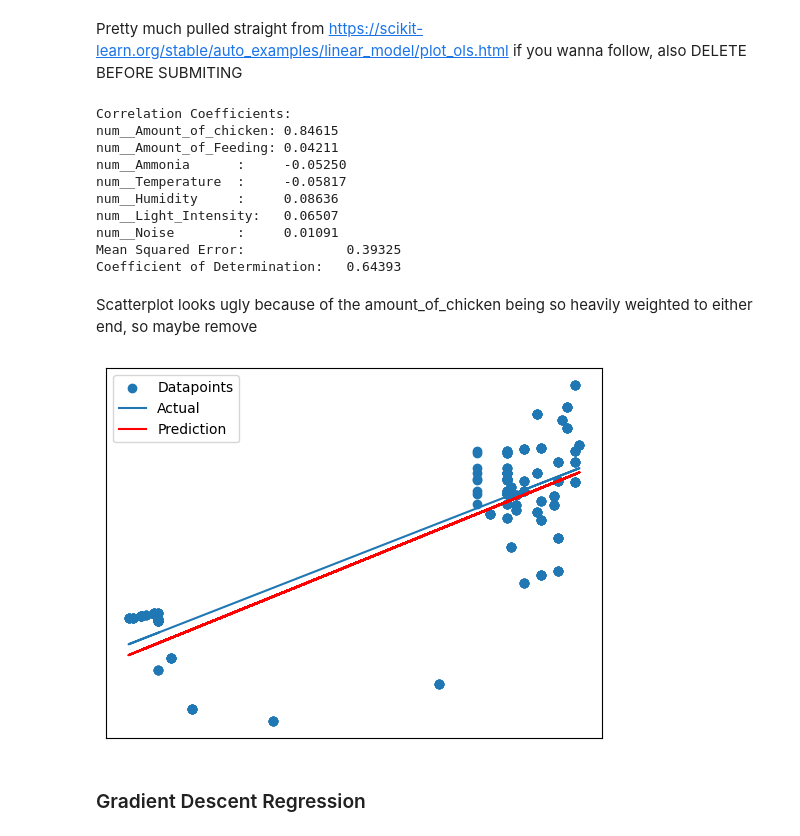
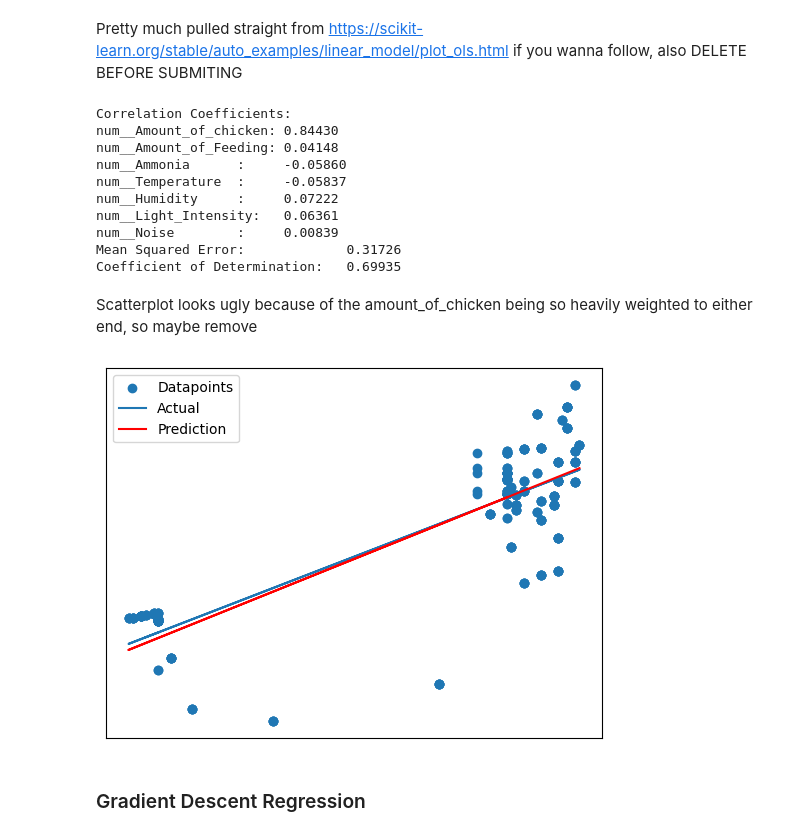
Before and after one commit to ItsJJH/egg-ai-project, a Jupyter notebook: TheNotebook.ipynb, the cells around one changed output. Drawn from its saved outputs; the diff is of its cells as text; code cells hidden in the pictures.

Commit message:
Fixed training code

```diff
--- a/TheNotebook.ipynb
+++ b/TheNotebook.ipynb
@@ -197,7 +197,7 @@ dtype: float64
 # %% [markdown]
 ### Splitting Dataset into Train/Validation/Test Sets
 # %%
-VALIDATION_SIZE =  0.2
+VALIDATION_SIZE =  0.4
 TEST_SIZE = 0
 TRAIN_SIZE = 1 - VALIDATION_SIZE - TEST_SIZE
 SEED = 1234567890
@@ -216,7 +216,7 @@ from sklearn.model_selection import train_test_split
 X = eggs_prepared.drop(["num__Total_egg_production"], axis=1) # it's not a feature but a target
 y = eggs_prepared["num__Total_egg_production"]
 
-X_train, X_test, y_train, y_test = train_test_split(eggs_prepared,
+X_train, X_test, y_train, y_test = train_test_split(X, y,
                                       test_size=VALIDATION_SIZE,
                                       train_size=TRAIN_SIZE,
                                       random_state=SEED,
@@ -226,9 +226,9 @@ X_train, X_test, y_train, y_test = train_test_split(eggs_prepared,
 # train_target = np.ravel(train_set[['num__Total_egg_production']].copy()) # np.ravel flattens the array
 # val_target = val_set[['num__Total_egg_production']].copy()
 
-# Dropping the Total_egg_production off both train and validation sets
+# Dropping the Total_egg_production off both train and vali dation sets
 # train_set.drop(labels='num__Total_egg_production', axis=1, inplace=True)
 # val_set.drop(labels='num__Total_egg_production', axis=1, inplace=True)
 
-print(X_train.shape, y_train.shape, X_test.shape, X_train.shape)
+print(X_train.shape, y_train.shape, X_test.shape, y_test.shape)
 # %% [output]
@@ -253,9 +253,9 @@ from sklearn.linear_model import LinearRegression
 
 lin_reg_model = LinearRegression()
 
-lin_reg_model.fit(train_set, train_target)
+lin_reg_model.fit(X_train, y_train)
 
-lin_pred = lin_reg_model.predict(val_set)
+lin_pred = lin_reg_model.predict(X_test)
 # %%
 from sklearn.metrics import mean_squared_error, r2_score
 
@@ -264,40 +264,40 @@ for i in range(len(lin_reg_model.coef_.flatten())):
     print(f'{feature_names[i]:<18}:\t{lin_reg_model.coef_.flatten()[i]:.5f}')
 
 
-print(f'Mean Squared Error: \t\t{mean_squared_error(val_target, lin_pred):.5f}') # Lower better
-print(f'Coefficient of Determination:   {r2_score(val_target, lin_pred):.5f}')   # Higher better
+print(f'Mean Squared Error: \t\t{mean_squared_error(y_test, lin_pred):.5f}') # Lower better
+print(f'Coefficient of Determination:   {r2_score(y_test, lin_pred):.5f}')   # Higher better
 # %% [output]
 Correlation Coefficients:
-num__Amount_of_chicken: 0.84615
-num__Amount_of_Feeding: 0.04211
-num__Ammonia      :     -0.05250
-num__Temperature  :     -0.05817
-num__Humidity     :     0.08636
-num__Light_Intensity:   0.06507
-num__Noise        :     0.01091
-Mean Squared Error:             0.39325
-Coefficient of Determination:   0.64393
+num__Amount_of_chicken: 0.84430
+num__Amount_of_Feeding: 0.04148
+num__Ammonia      :     -0.05860
+num__Temperature  :     -0.05837
+num__Humidity     :     0.07222
+num__Light_Intensity:   0.06361
+num__Noise        :     0.00839
+Mean Squared Error:             0.31726
+Coefficient of Determination:   0.69935
 # %% [markdown]
 Scatterplot looks ugly because of the amount_of_chicken being so heavily weighted to either end, so maybe remove
 # %%
-plt.scatter(train_set['num__Amount_of_chicken'], train_target)
+plt.scatter(X_train['num__Amount_of_chicken'], y_train)
 
 # Line of best fit for actual
-a, b = np.polyfit(train_set['num__Amount_of_chicken'], train_target, 1)
-plt.plot(train_set['num__Amount_of_chicken'], a*train_set['num__Amount_of_chicken']+b)
+a, b = np.polyfit(X_train['num__Amount_of_chicken'], y_train, 1)
+plt.plot(X_train['num__Amount_of_chicken'], a*X_train['num__Amount_of_chicken']+b)
 
 # Line of best fit for predictions
-a, b = np.polyfit(val_set['num__Amount_of_chicken'], val_target, 1)
-plt.plot(val_set['num__Amount_of_chicken'], a*val_set['num__Amount_of_chicken']+b, color='red')
+a, b = np.polyfit(X_test['num__Amount_of_chicken'], y_test, 1)
+plt.plot(X_test['num__Amount_of_chicken'], a*X_test['num__Amount_of_chicken']+b, color='red')
 
 # Graph settings
 plt.xticks(())
 plt.yticks(())
 plt.legend(['Datapoints','Actual', 'Prediction'])
 
 plt.show()
 # %% [output]
-[figure, old version]
+[figure, new version]
 # %% [markdown]
 ### Gradient Descent Regression
 # %% [markdown]
```
Also changed, not shown: parts of 8 cells of this notebook.
